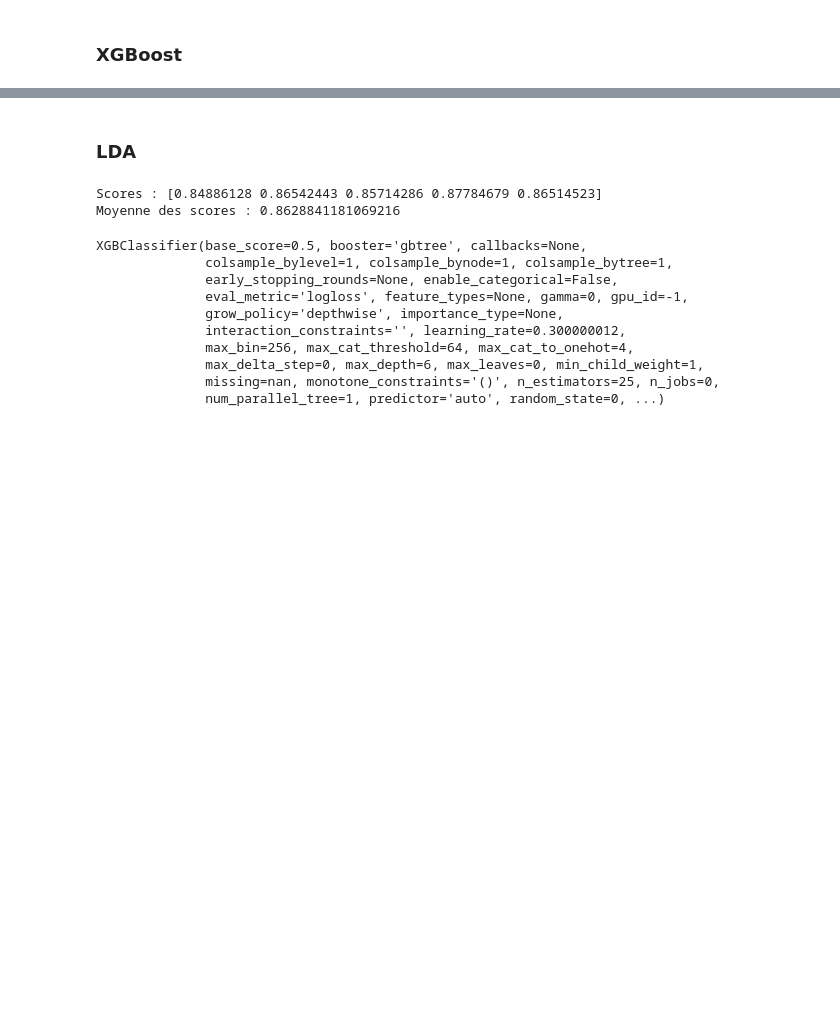
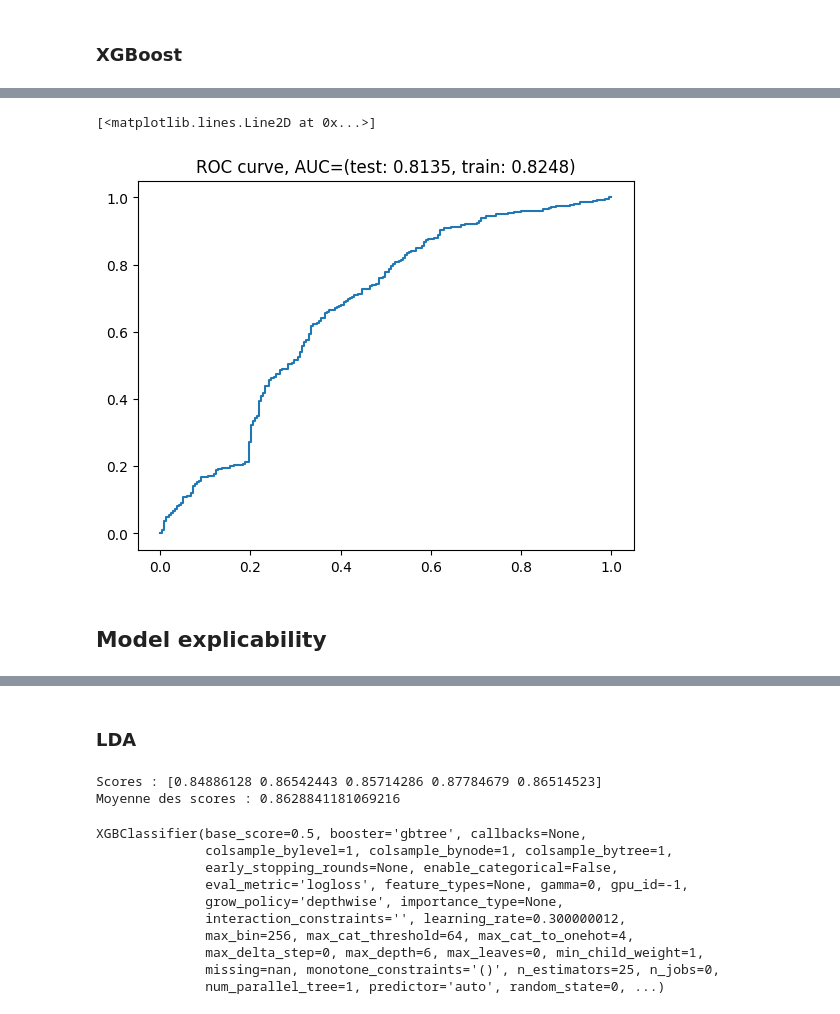
Before and after one commit to atisben/RL-Trading, a Jupyter notebook: trading.ipynb, the cells around one changed output, grey strips where cells are left out. Saved outputs shown, nothing was run; the diff lists cells and outputs as text; code cells hidden in the pictures; blank space fills up the shorter version.

```diff
--- a/trading.ipynb
+++ b/trading.ipynb
@@ -337,7 +347,10 @@ target = "signal"
 y_train = train_df[target]
 X_train = train_df.loc[:, train_df.columns != target]
 
-y_test = eval_df[target]
-X_test = eval_df.loc[:, eval_df.columns != target]
+y_eval = eval_df[target]
+X_eval = eval_df.loc[:, eval_df.columns != target]
+
+y_tot = pd.concat([y_train, y_eval])
+X_tot = pd.concat([X_train, X_eval])
 # %% [markdown]
 ### XGBoost
@@ -360,0 +475,20 @@ Moyenne des scores : 0.8500377281085397
+# %%
+params={
+    'max_depth': 4,
+    'learning_rate': 0.1,
+    'objective': 'binary:logistic',
+    'n_estimators': 200,
+    'seed': 0
+    }
+
+xgb_clf = XGBClassifier(**params)
+xgb_clf.fit(X_train, y_train)
+y_pred = xgb_clf.predict_proba(X_eval)
+fpr_test, tpr_test, _ = metrics.roc_curve(y_eval, y_pred[:, 1])
+plt.title(f"ROC curve, AUC=(test: {auc_test:.4f}, train: {auc_train:.4f})")
+plt.plot(fpr_test, tpr_test, label="test data")
+# %% [output]
+[<matplotlib.lines.Line2D at 0x...>]
+[figure, added]
+# %% [markdown]
+## Model explicability
```
Also changed, not shown: parts of 14 cells of this notebook, 1 other file.
